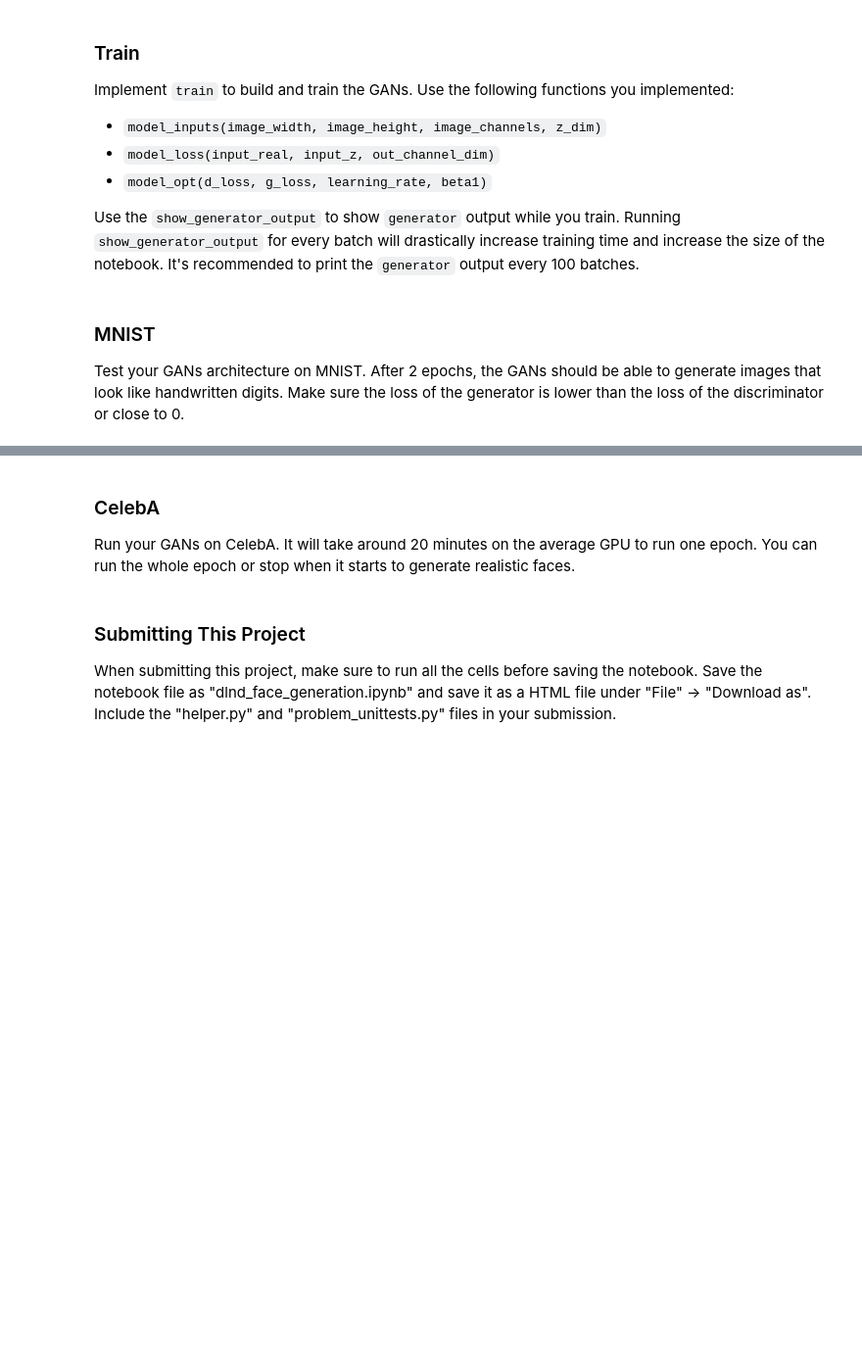
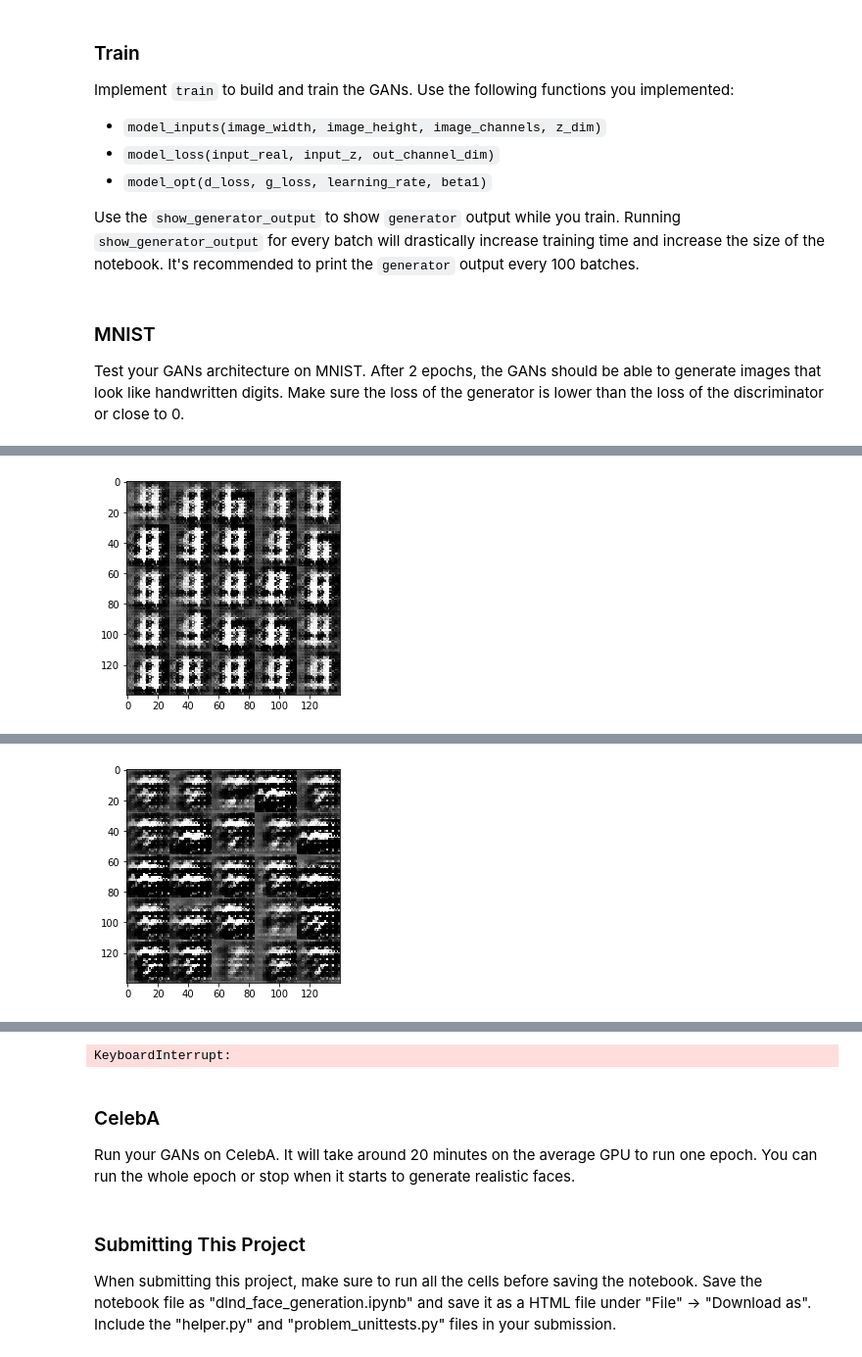
Before and after one commit to Wolfgang90/dlnd_face_generation, a Jupyter notebook: dlnd_face_generation.ipynb, the cells around one changed output, grey strips where cells are left out. Shown at 98% size. Cells and saved outputs as stored; diff of their text form; code cells hidden in the pictures; blank space fills up the shorter version.

Commit message:
"train()"-function implemented

```diff
--- a/dlnd_face_generation.ipynb
+++ b/dlnd_face_generation.ipynb
@@ -277,10 +277,10 @@ def model_opt(d_loss, g_loss, learning_rate, beta1):
     g_vars = [var for var in t_vars if var.name.startswith("generator")]
 
     # Optimize
-    d_train_opt = tf.train.AdamOptimizer(learning_rate, beta1=beta1).minimize(d_loss, var_list=d_vars)
-    g_train_opt = tf.train.AdamOptimizer(learning_rate, beta1=beta1).minimize(g_loss, var_list=g_vars)
+    d_opt = tf.train.AdamOptimizer(learning_rate, beta1=beta1).minimize(d_loss, var_list=d_vars)
+    g_opt = tf.train.AdamOptimizer(learning_rate, beta1=beta1).minimize(g_loss, var_list=g_vars)
 
-    return d_train_opt, g_train_opt
+    return d_opt, g_opt
 
 
 """
@@ -328,7 +328,8 @@ Implement `train` to build and train the GANs.  Use the following functions you
 
 Use the `show_generator_output` to show `generator` output while you train. Running `show_generator_output` for every batch will drastically increase training time and increase the size of the notebook.  It's recommended to print the `generator` output every 100 batches.
 # %%
-def train(epoch_count, batch_size, z_dim, learning_rate, beta1, get_batches, data_shape, data_image_mode):
+def train(epoch_count, batch_size, z_dim, learning_rate, beta1, get_batches, data_shape, data_image_mode,
+          print_every=10, show_every=100):
     """
     Train the GAN
     :param epoch_count: Number of epochs
@@ -341,21 +342,47 @@ def train(epoch_count, batch_size, z_dim, learning_rate, beta1, get_batches, dat
     :param data_image_mode: The image mode to use for images ("RGB" or "L")
     """
     # TODO: Build Model
+    _, image_width, image_height, image_channels = data_shape
+    real_input_images, z_data, lr = model_inputs(image_width, image_height, image_channels, z_dim)
+    d_loss, g_loss = model_loss(real_input_images, z_data, image_channels)
+    d_opt, g_opt = model_opt(d_loss, g_loss, lr, beta1)
 
-
+    steps = 0
     with tf.Session() as sess:
         sess.run(tf.global_variables_initializer())
         for epoch_i in range(epoch_count):
             for batch_images in get_batches(batch_size):
                 # TODO: Train Model
+                steps += 1
+
+                # Sample random noise for G
+                batch_z = np.random.uniform(-1, 1, size=(batch_size, z_dim))
+
+                # Run optimizers
+                _ = sess.run(d_opt, feed_dict={real_input_images: batch_images, z_data: batch_z,
+                                               lr: learning_rate})
+                _ = sess.run(g_opt, feed_dict= {real_input_images: batch_images, z_data: batch_z,
+                                               lr: learning_rate})
+
+                if steps % print_every ==0:
+                    # At the end of each epoch, get the losses and print them out
+                    train_loss_d = d_loss.eval({z_data: batch_z, real_input_images: batch_images})
+                    train_loss_g = g_loss.eval({z_data: batch_z})
+
+                    print("Epoch {}/{}...".format(epoch_i, epoch_count),
+                          "Discriminator Loss: {:.4f}...".format(train_loss_d),
+                          "Generator Loss: {:.4f}".format(train_loss_g))
+                if steps % show_every == 0:
+                    n_images = 32
+                    show_generator_output(sess, n_images, z_data, image_channels, data_image_mode)
 # %% [markdown]
 ### MNIST
 Test your GANs architecture on MNIST.  After 2 epochs, the GANs should be able to generate images that look like handwritten digits.  Make sure the loss of the generator is lower than the loss of the discriminator or close to 0.
 # %%
-batch_size = None
-z_dim = None
-learning_rate = None
-beta1 = None
+batch_size = 64
+z_dim = 100
+learning_rate = 0.001
+beta1 = 0.5
 
 
 """
@@ -367,3 +394,4 @@ mnist_dataset = helper.Dataset('mnist', glob(os.path.join(data_dir, 'mnist/*.jpg
 with tf.Graph().as_default():
     train(epochs, batch_size, z_dim, learning_rate, beta1, mnist_dataset.get_batches,
           mnist_dataset.shape, mnist_dataset.image_mode)
+# %% [output]
@@ -369,0 +408 @@ with tf.Graph().as_default():
+[figure, added]
@@ -369,0 +419 @@ with tf.Graph().as_default():
+[figure, added]
@@ -370,3 +424,4 @@ with tf.Graph().as_default():
+KeyboardInterrupt:
 # %% [markdown]
 ### CelebA
 Run your GANs on CelebA.  It will take around 20 minutes on the average GPU to run one epoch.  You can run the whole epoch or stop when it starts to generate realistic faces.
```
Also changed, not shown: parts of 3 cells of this notebook.
